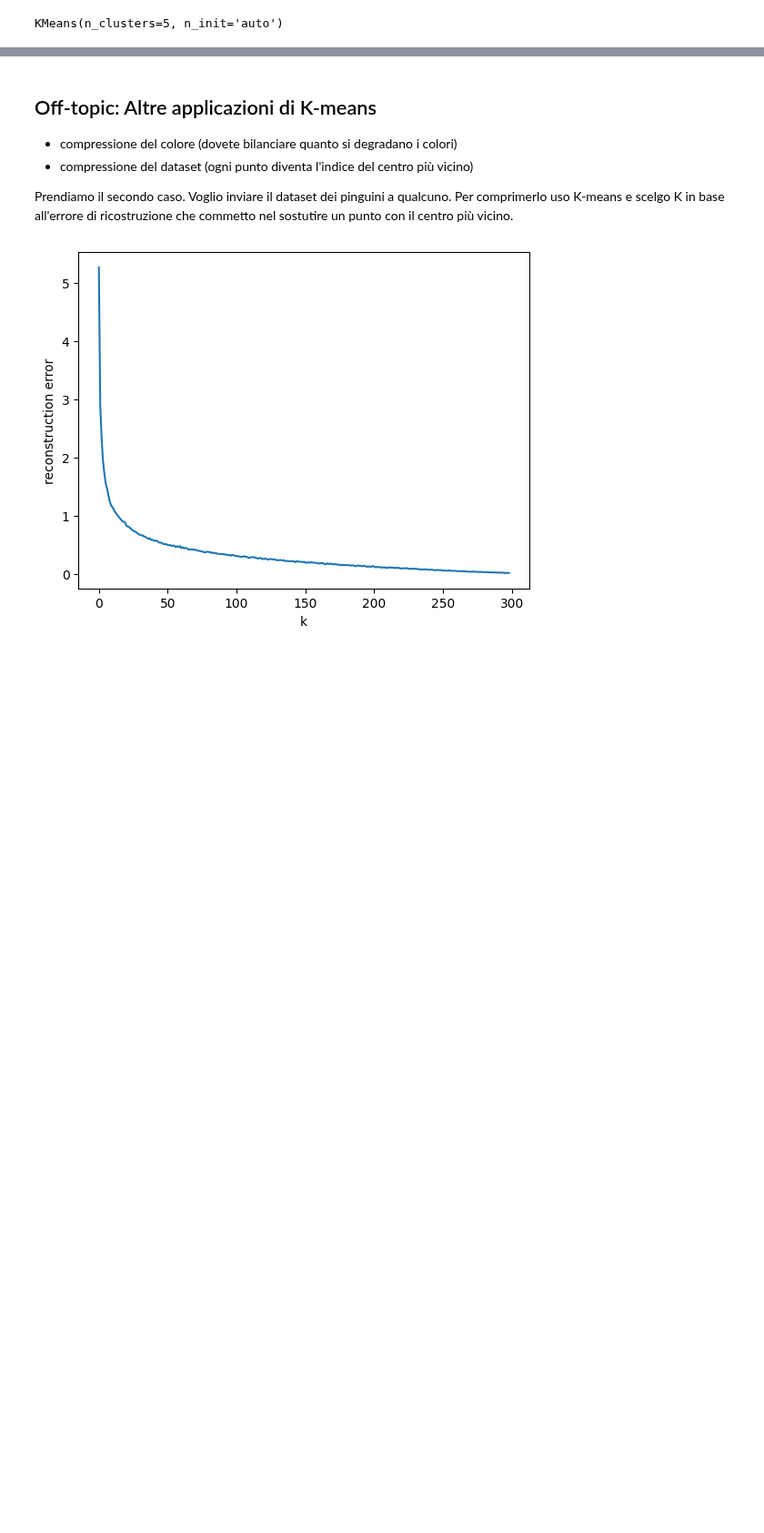
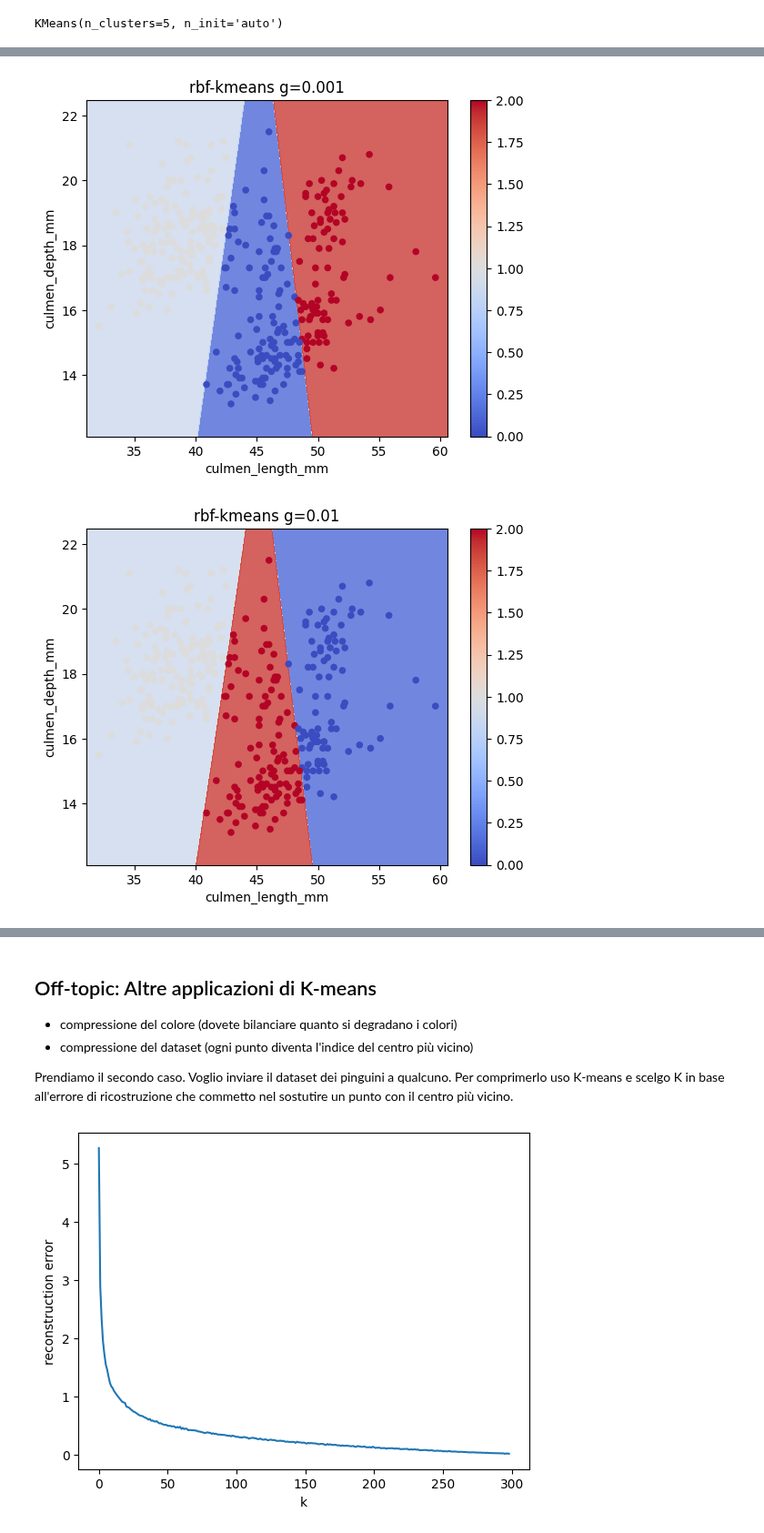
Before and after one commit to zangobot/BusinessAnalytics_TeachingMaterial, a Jupyter notebook: Esercitazione 7 - Clustering.ipynb, the cells around one changed output, grey strips where cells are left out. Shown at 91% size. Cells and saved outputs as stored; diff of their text form; code cells hidden in the pictures; blank space fills up the shorter version.

Commit message:
kernel kmeans

```diff
--- a/Esercitazione 7 - Clustering.ipynb
+++ b/Esercitazione 7 - Clustering.ipynb
@@ -79,7 +79,7 @@ def plot_contours(ax, clf, xx, yy, encoder, **params):
     return out
 
 
-def plot_decision_region(clf, X, title, x_label, y_label, centers):
+def plot_decision_region(clf, X, title, x_label, y_label, centers=None):
     Y = clf.predict(X)
     encoder = LabelEncoder().fit(Y)
     X0, X1 = X[x_label], X[y_label]
@@ -87,7 +87,8 @@ def plot_decision_region(clf, X, title, x_label, y_label, centers):
     fig, ax = plt.subplots()
     plot_contours(ax, clf, xx, yy, encoder, cmap=plt.cm.coolwarm, alpha=0.8)
     X.plot.scatter(x_label, y_label, c=Y, cmap=plt.cm.coolwarm, ax=ax)
-    ax.scatter(centers[:,0], centers[:,1], c='w', marker='x', linewidth=5)
+    if centers is not None:
+        ax.scatter(centers[:,0], centers[:,1], c='w', marker='x', linewidth=5)
     ax.set_title(title)
 # %%
 from sklearn.cluster import KMeans
@@ -177,0 +298,10 @@ KMeans(n_clusters=5, n_init='auto')
+# %%
+X = data[['culmen_length_mm', 'culmen_depth_mm']]
+gammas = [0.001, 0.01, 0.1, 1, 2]
+for g in gammas:
+    kkmeans = KernelKMeans(kernel='rbf', n_clusters=3, gamma=g)
+    kkmeans.fit(X)
+    plot_decision_region(kkmeans, X, f'rbf-kmeans g={g}', 'culmen_length_mm', 'culmen_depth_mm')
+# %% [output]
+[figure, added]
+[figure, added]
```
Also changed, not shown: parts of 3 cells of this notebook.
